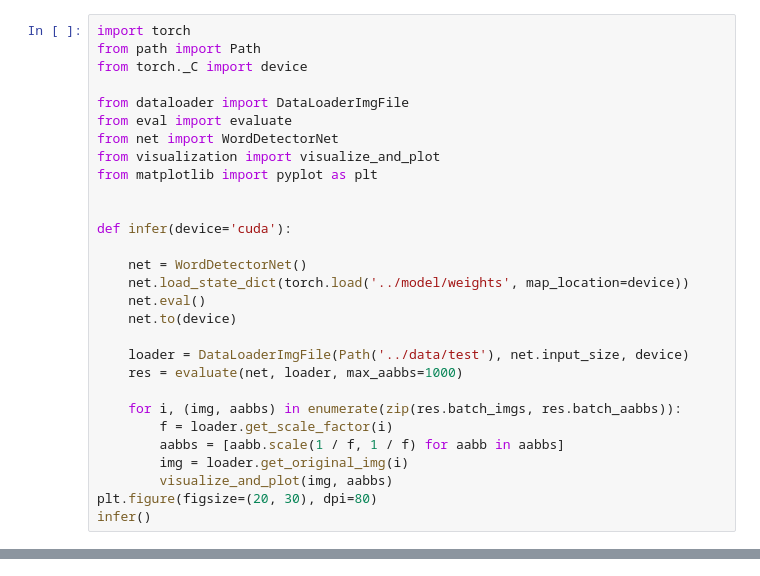
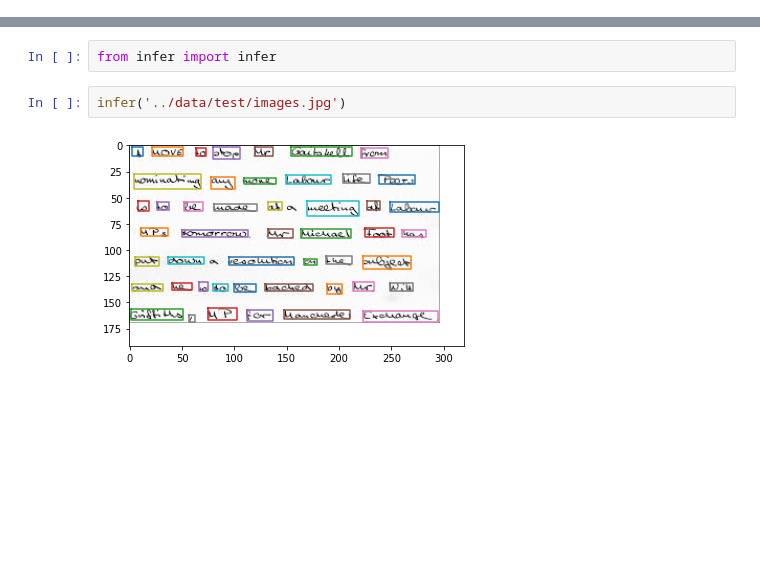
Before and after one commit to nivibilla/EfficientHTR, a Jupyter notebook: wordDetectorNN/src/inferring.ipynb, the cells around one changed output, grey strips where cells are left out. Saved outputs shown, nothing was run; the diff lists cells and outputs as text; blank space fills up the shorter version.

Commit message:
working model

```diff
--- a/wordDetectorNN/src/inferring.ipynb
+++ b/wordDetectorNN/src/inferring.ipynb
@@ -1,29 +0,0 @@
-# %%
-import torch
-from path import Path
-from torch._C import device
-
-from dataloader import DataLoaderImgFile
-from eval import evaluate
-from net import WordDetectorNet
-from visualization import visualize_and_plot
-from matplotlib import pyplot as plt
-
-
-def infer(device='cuda'):
-
-    net = WordDetectorNet()
-    net.load_state_dict(torch.load('../model/weights', map_location=device))
-    net.eval()
-    net.to(device)
-
-    loader = DataLoaderImgFile(Path('../data/test'), net.input_size, device)
-    res = evaluate(net, loader, max_aabbs=1000)
-
-    for i, (img, aabbs) in enumerate(zip(res.batch_imgs, res.batch_aabbs)):
-        f = loader.get_scale_factor(i)
-        aabbs = [aabb.scale(1 / f, 1 / f) for aabb in aabbs]
-        img = loader.get_original_img(i)
-        visualize_and_plot(img, aabbs)
-plt.figure(figsize=(20, 30), dpi=80)
-infer()
@@ -31,0 +1,6 @@ infer()
+# %%
+from infer import infer
+# %%
+infer('../data/test/images.jpg')
+# %% [output]
+[figure, added]
```
Also changed, not shown: parts of 1 cell of this notebook, 7 other files.
